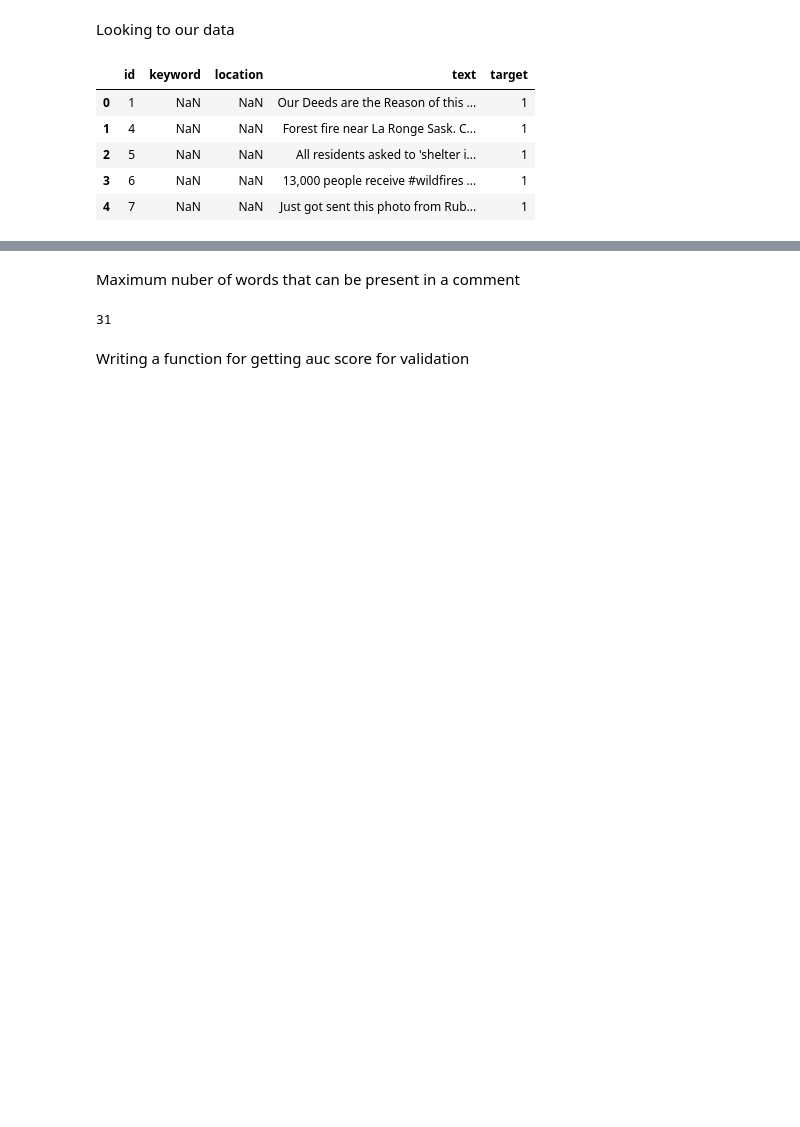
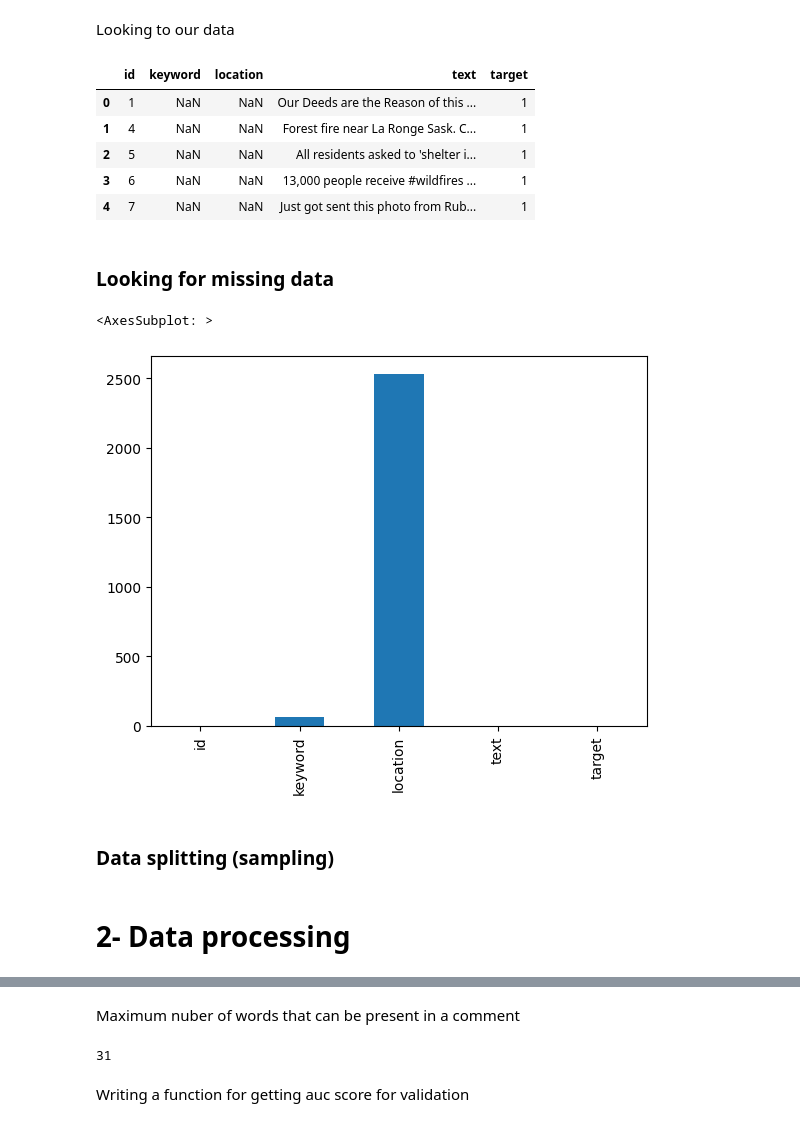
Before and after one commit to AmineMekki01/NLP_tweet_disaster_project, a Jupyter notebook: nlp_project.ipynb, the cells around one changed output, grey strips where cells are left out. Drawn from its saved outputs; the diff is of its cells as text; code cells hidden in the pictures; blank space fills up the shorter version.

```diff
--- a/nlp_project.ipynb
+++ b/nlp_project.ipynb
@@ -58,3 +48,12 @@ train.head()
 | 2 | 5 | NaN | NaN | All residents asked to 'shelter i... | 1 |
 | 3 | 6 | NaN | NaN | 13,000 people receive #wildfires ... | 1 |
 | 4 | 7 | NaN | NaN | Just got sent this photo from Rub... | 1 |
+# %% [markdown]
+### Looking for missing data
+# %%
+train.isnull().sum().plot(kind='bar')
+# %% [output]
+<AxesSubplot: >
+[figure, added]
+# %% [markdown]
+### Data splitting (sampling)
@@ -60,0 +65,2 @@ train.head()
+# %% [markdown]
+# 2- Data processing
```
Also changed, not shown: parts of 70 cells of this notebook.
